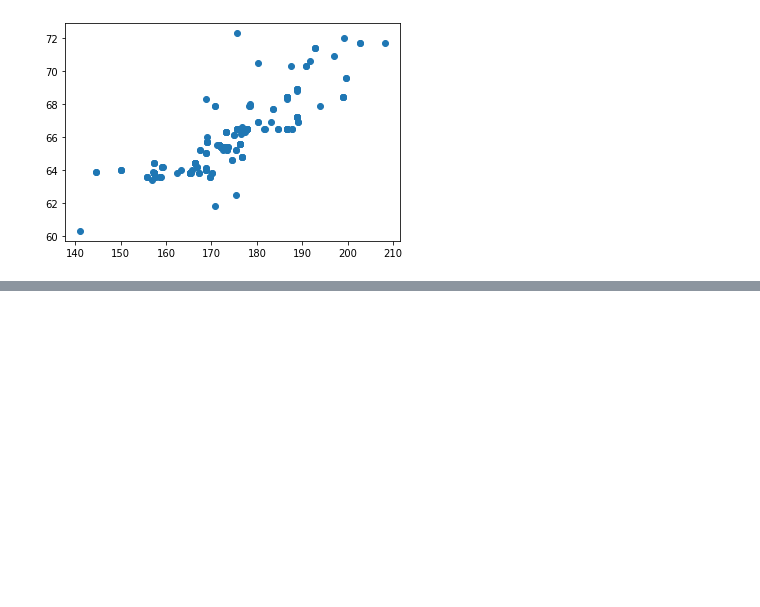
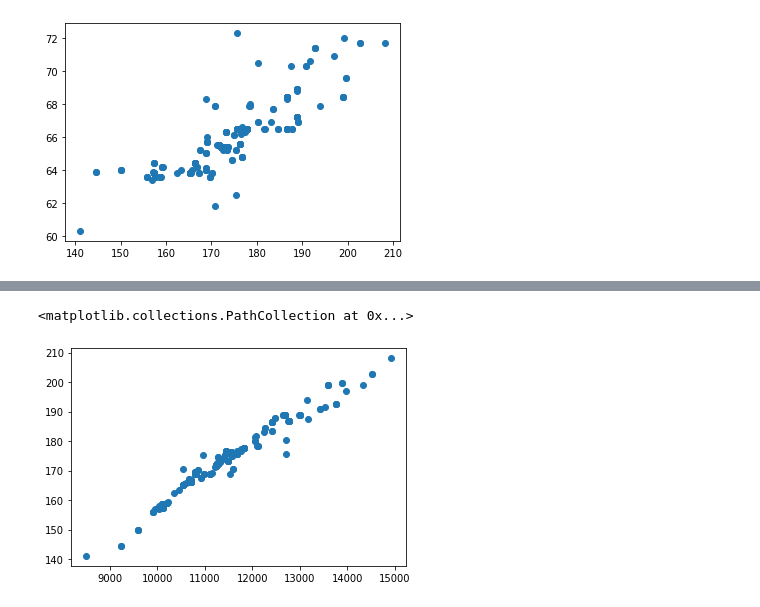
Before and after one commit to sulaiman01/Learning-Projects, a Jupyter notebook: data_visualization.ipynb, the cells around one changed output, grey strips where cells are left out. Saved outputs shown, nothing was run; the diff lists cells and outputs as text; code cells hidden in the pictures; blank space fills up the shorter version.

```diff
--- a/data_visualization.ipynb
+++ b/data_visualization.ipynb
@@ -230,0 +242,5 @@ plt.scatter(data_set['carlength'],data_set['carwidth'])
+# %%
+plt.scatter(data_set['carbase'],data_set['carlength'])
+# %% [output]
+<matplotlib.collections.PathCollection at 0x...>
+[figure, added]
```
Also changed, not shown: parts of 9 cells of this notebook.
